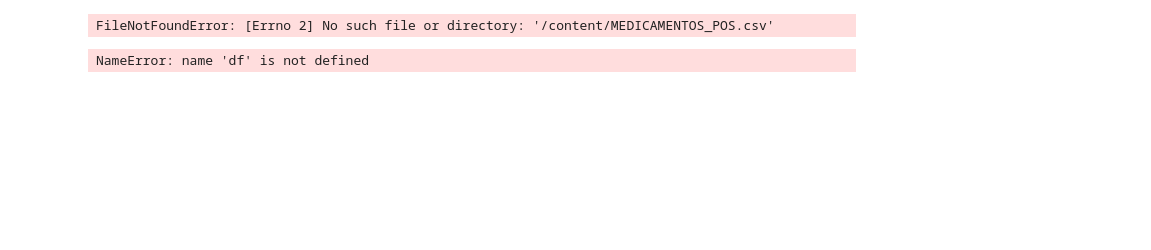
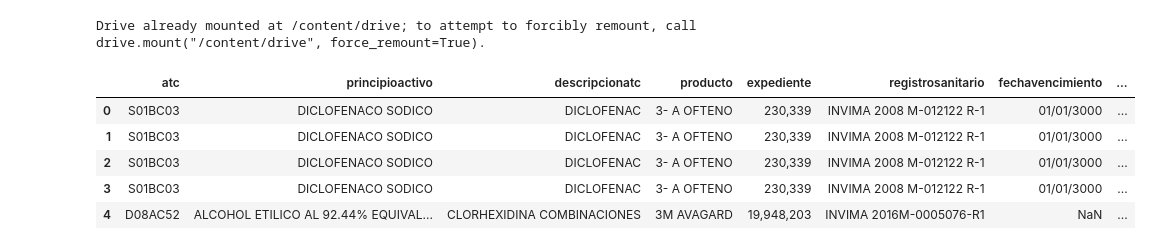
Before and after one commit to CarolRealpe/Medicamentos, a Jupyter notebook: EDA_Medicamentos_POS.ipynb, the cells around one changed output. Cells and saved outputs as stored; diff of their text form; code cells hidden in the pictures; blank space fills up the shorter version.

```diff
--- a/EDA_Medicamentos_POS.ipynb
+++ b/EDA_Medicamentos_POS.ipynb
@@ -1,13 +1,20 @@
 # %% [markdown]
 <a href="https://colab.research.google.com/github/CarolRealpe/Medicamentos/blob/main/EDA_Medicamentos_POS.ipynb" target="_parent"><img src="https://colab.research.google.com/assets/colab-badge.svg" alt="Open In Colab"/></a>
+# %%
+from google.colab import drive
+drive.mount('/content/drive')
+# %% [output]
+Drive already mounted at /content/drive; to attempt to forcibly remount, call drive.mount("/content/drive", force_remount=True).
 # %%
 import pandas as pd
-import matplotlib.pyplot as plt
 
-df = pd.read_csv("/content/MEDICAMENTOS_POS.csv")
+df = pd.read_csv("/content/drive/MyDrive/Colab Notebooks/MEDICAMENTOS_POS_20251124.csv")
+
+df.head()
 # %% [output]
-FileNotFoundError: [Errno 2] No such file or directory: '/content/MEDICAMENTOS_POS.csv'
+|  | atc | principioactivo | descripcionatc | producto | expediente | registrosanitario | fechavencimiento | ... |
+| 0 | S01BC03 | DICLOFENACO SODICO | DICLOFENAC | 3- A OFTENO | 230,339 | INVIMA 2008 M-012122 R-1 | 01/01/3000 | ... |
+| 1 | S01BC03 | DICLOFENACO SODICO | DICLOFENAC | 3- A OFTENO | 230,339 | INVIMA 2008 M-012122 R-1 | 01/01/3000 | ... |
+| 2 | S01BC03 | DICLOFENACO SODICO | DICLOFENAC | 3- A OFTENO | 230,339 | INVIMA 2008 M-012122 R-1 | 01/01/3000 | ... |
+| 3 | S01BC03 | DICLOFENACO SODICO | DICLOFENAC | 3- A OFTENO | 230,339 | INVIMA 2008 M-012122 R-1 | 01/01/3000 | ... |
+| 4 | D08AC52 | ALCOHOL ETILICO AL 92.44% EQUIVAL... | CLORHEXIDINA COMBINACIONES | 3M AVAGARD | 19,948,203 | INVIMA 2016M-0005076-R1 | NaN | ... |
-# %%
-df.columns
-# %% [output]
-NameError: name 'df' is not defined
```
Also changed, not shown: parts of 14 cells of this notebook.
